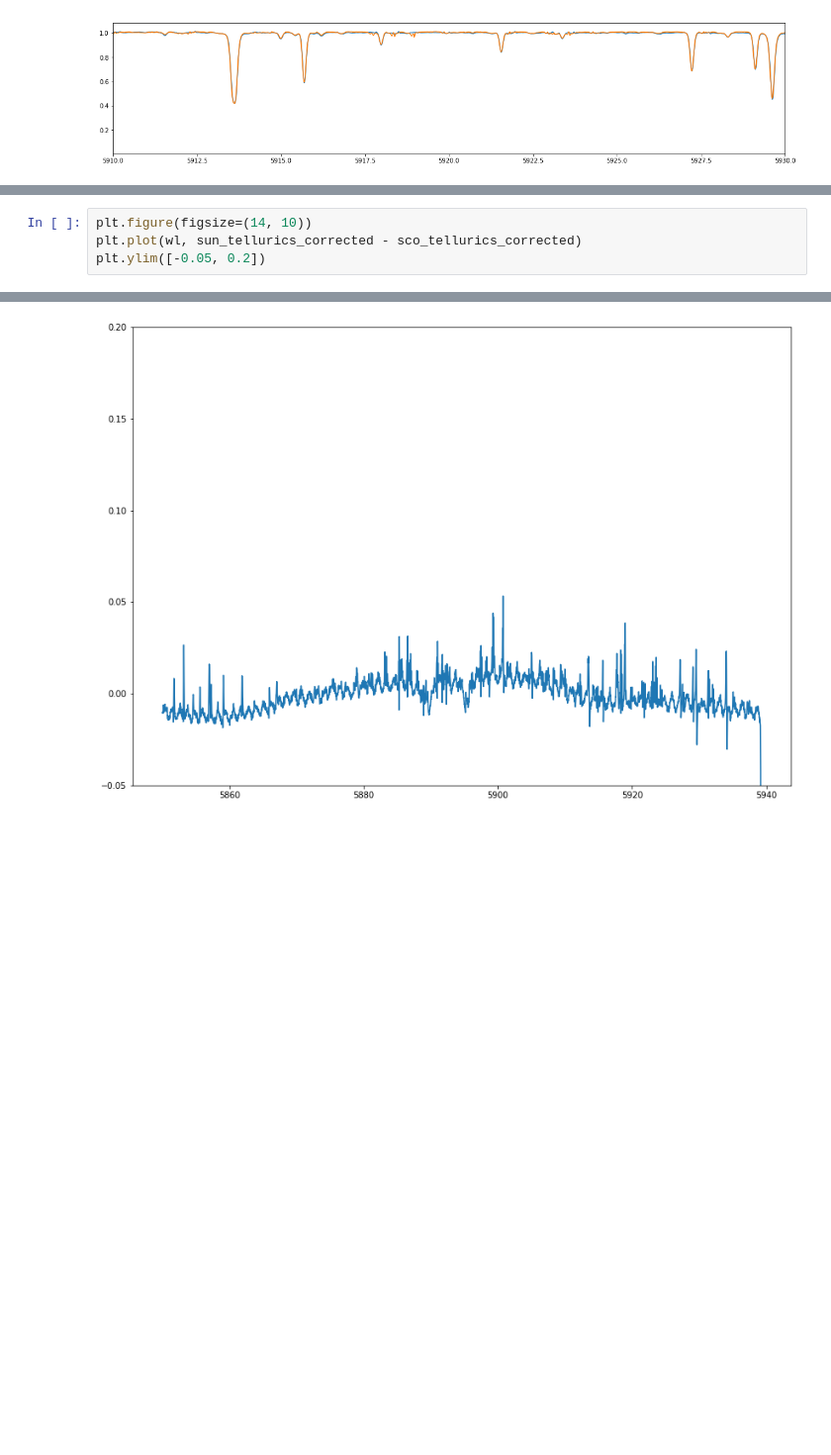
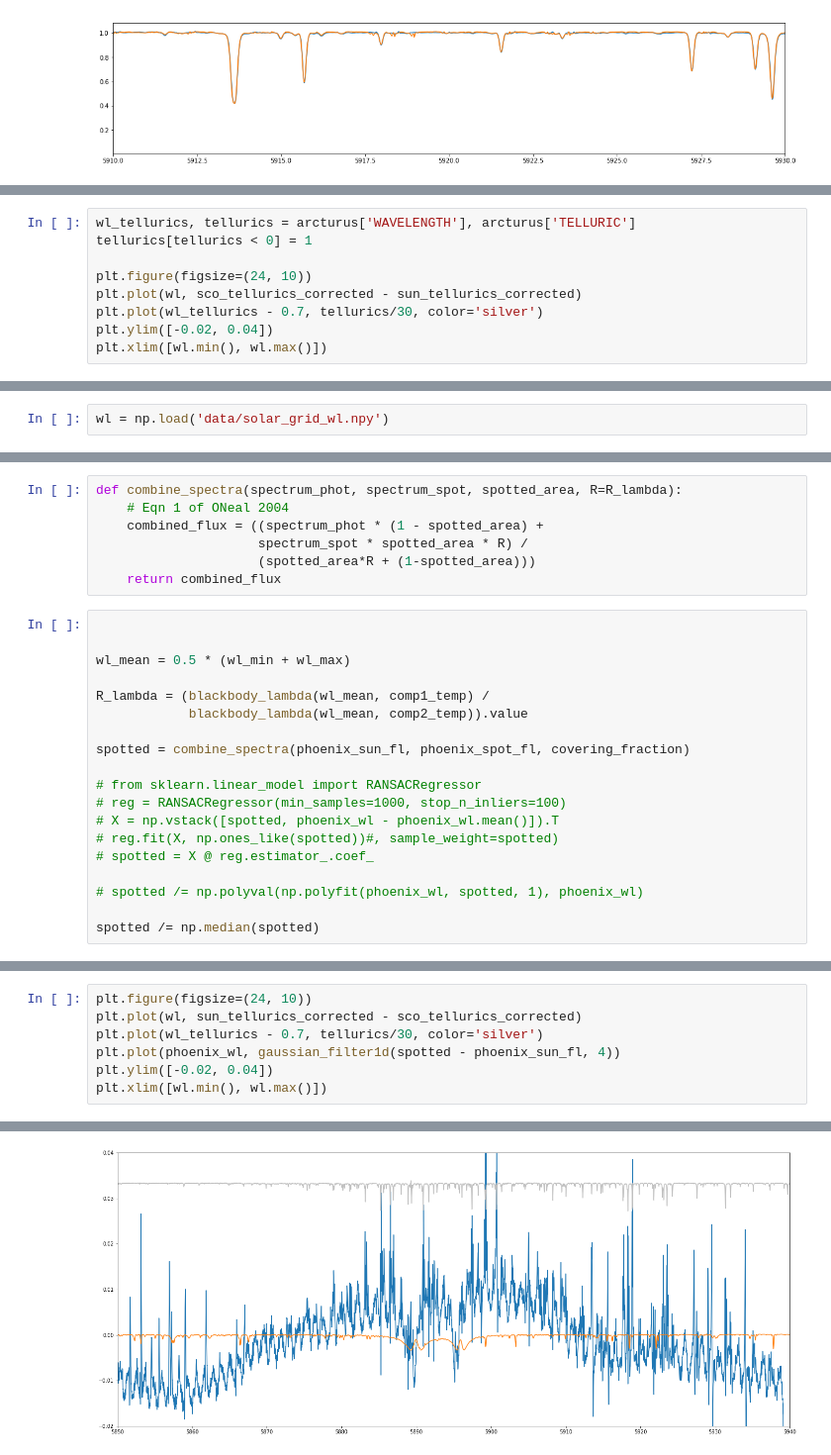
Before and after one commit to bmorris3/sharp, a Jupyter notebook: cnn/compare_grid.ipynb, the cells around one changed output, grey strips where cells are left out. Shown at 99% size. Cells and saved outputs as stored; diff of their text form; blank space fills up the shorter version.

```diff
--- a/cnn/compare_grid.ipynb
+++ b/cnn/compare_grid.ipynb
@@ -165,0 +168,9 @@ plt.savefig('plots/overlap.png', bbox_inches='tight', dpi=250)
+# %%
+wl_tellurics, tellurics = arcturus['WAVELENGTH'], arcturus['TELLURIC']
+tellurics[tellurics < 0] = 1
+
+plt.figure(figsize=(24, 10))
+plt.plot(wl, sco_tellurics_corrected - sun_tellurics_corrected)
+plt.plot(wl_tellurics - 0.7, tellurics/30, color='silver')
+plt.ylim([-0.02, 0.04])
+plt.xlim([wl.min(), wl.max()])
@@ -165,0 +191,2 @@ plt.savefig('plots/overlap.png', bbox_inches='tight', dpi=250)
+# %%
+wl = np.load('data/solar_grid_wl.npy')
@@ -165,0 +240,26 @@ plt.savefig('plots/overlap.png', bbox_inches='tight', dpi=250)
+# %%
+def combine_spectra(spectrum_phot, spectrum_spot, spotted_area, R=R_lambda):
+    # Eqn 1 of ONeal 2004
+    combined_flux = ((spectrum_phot * (1 - spotted_area) +
+                     spectrum_spot * spotted_area * R) /
+                     (spotted_area*R + (1-spotted_area)))
+    return combined_flux
+# %%
+
+
+wl_mean = 0.5 * (wl_min + wl_max)
+
+R_lambda = (blackbody_lambda(wl_mean, comp1_temp) /
+            blackbody_lambda(wl_mean, comp2_temp)).value
+
+spotted = combine_spectra(phoenix_sun_fl, phoenix_spot_fl, covering_fraction)
+
+# from sklearn.linear_model import RANSACRegressor
+# reg = RANSACRegressor(min_samples=1000, stop_n_inliers=100)
+# X = np.vstack([spotted, phoenix_wl - phoenix_wl.mean()]).T
+# reg.fit(X, np.ones_like(spotted))#, sample_weight=spotted)
+# spotted = X @ reg.estimator_.coef_
+
+# spotted /= np.polyval(np.polyfit(phoenix_wl, spotted, 1), phoenix_wl)
+
+spotted /= np.median(spotted)
@@ -166,5 +271,8 @@ plt.savefig('plots/overlap.png', bbox_inches='tight', dpi=250)
 # %%
-plt.figure(figsize=(14, 10))
+plt.figure(figsize=(24, 10))
 plt.plot(wl, sun_tellurics_corrected - sco_tellurics_corrected)
-plt.ylim([-0.05, 0.2])
+plt.plot(wl_tellurics - 0.7, tellurics/30, color='silver')
+plt.plot(phoenix_wl, gaussian_filter1d(spotted - phoenix_sun_fl, 4))
+plt.ylim([-0.02, 0.04])
+plt.xlim([wl.min(), wl.max()])
 # %% [output]
@@ -172 +280 @@ plt.ylim([-0.05, 0.2])
-[figure, old version]
+[figure, new version]
```
Also changed, not shown: parts of 12 cells of this notebook, 2 other files.
